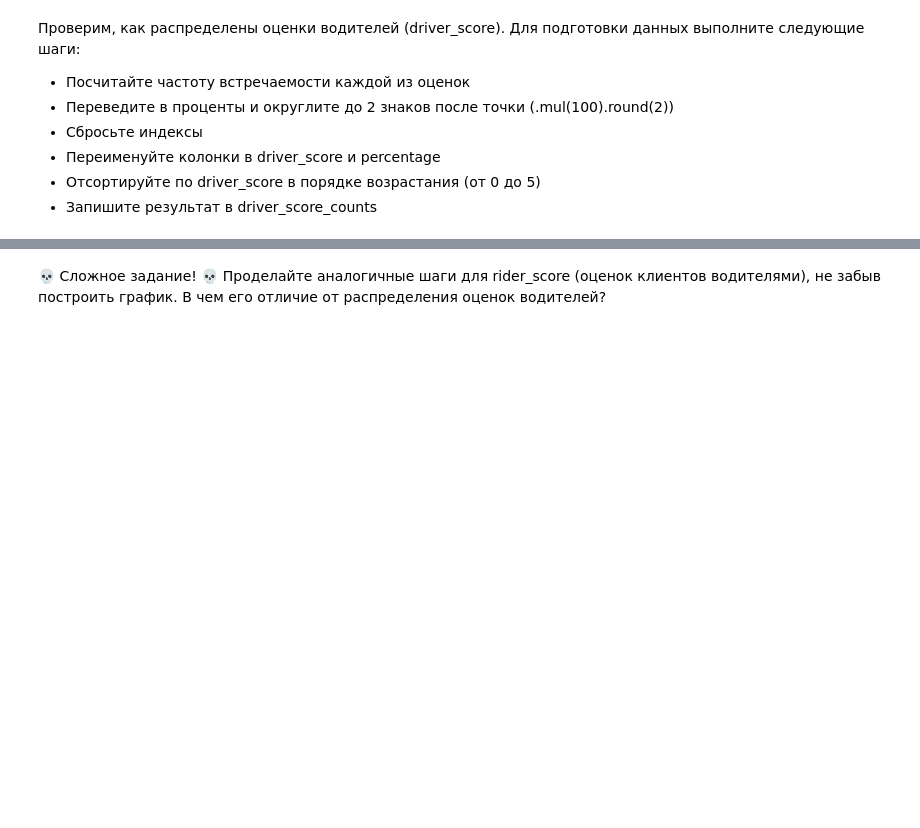
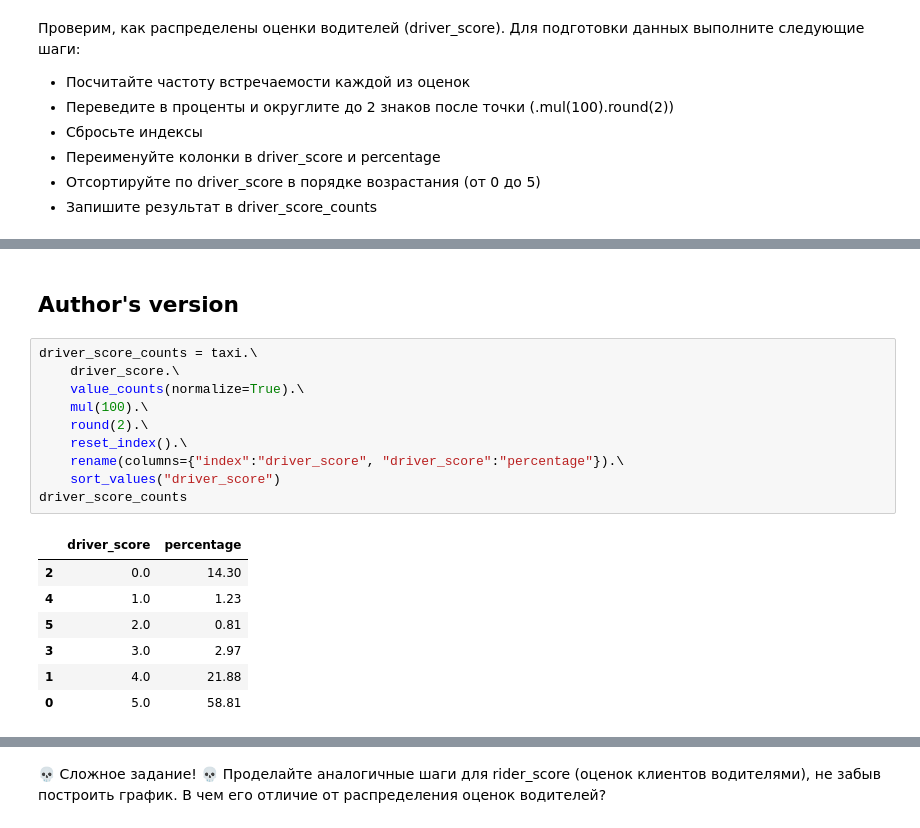
Before and after one commit to MuzaffarSoliyev/karpov-course, a Jupyter notebook: lesson_3/3.ipynb, the cells around one changed output, grey strips where cells are left out. Saved outputs shown, nothing was run; the diff lists cells and outputs as text; blank space fills up the shorter version.

```diff
--- a/lesson_3/3.ipynb
+++ b/lesson_3/3.ipynb
@@ -196,3 +220,23 @@ driver_score_counts
+# %% [markdown]
+## Author's version
+# %%
+driver_score_counts = taxi.\
+    driver_score.\
+    value_counts(normalize=True).\
+    mul(100).\
+    round(2).\
+    reset_index().\
+    rename(columns={"index":"driver_score", "driver_score":"percentage"}).\
+    sort_values("driver_score")
+driver_score_counts
+# %% [output]
+|  | driver_score | percentage |
+| 2 | 0.0 | 14.30 |
+| 4 | 1.0 | 1.23 |
+| 5 | 2.0 | 0.81 |
+| 3 | 3.0 | 2.97 |
+| 1 | 4.0 | 21.88 |
+| 0 | 5.0 | 58.81 |
 # %% [markdown]
 Теперь строим график! (task11.png)
 
```
Also changed, not shown: parts of 11 cells of this notebook.
